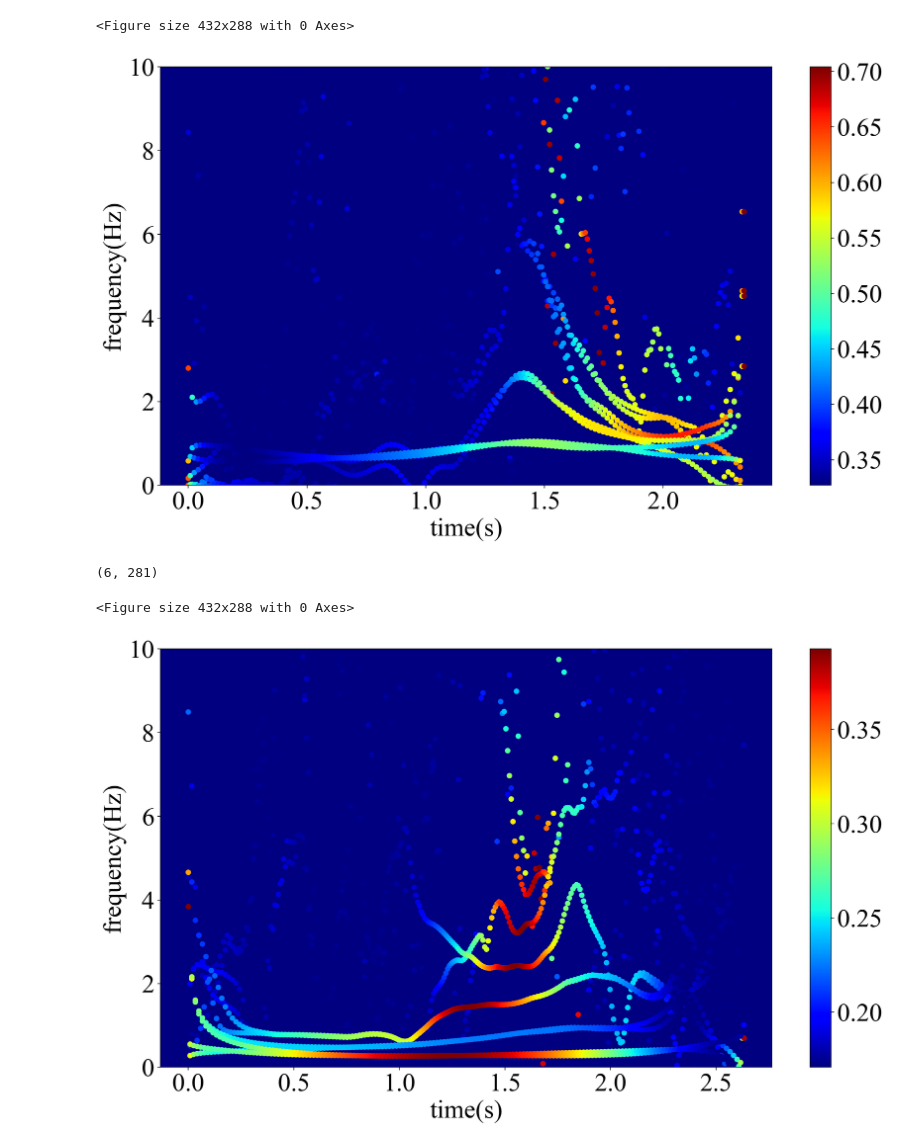
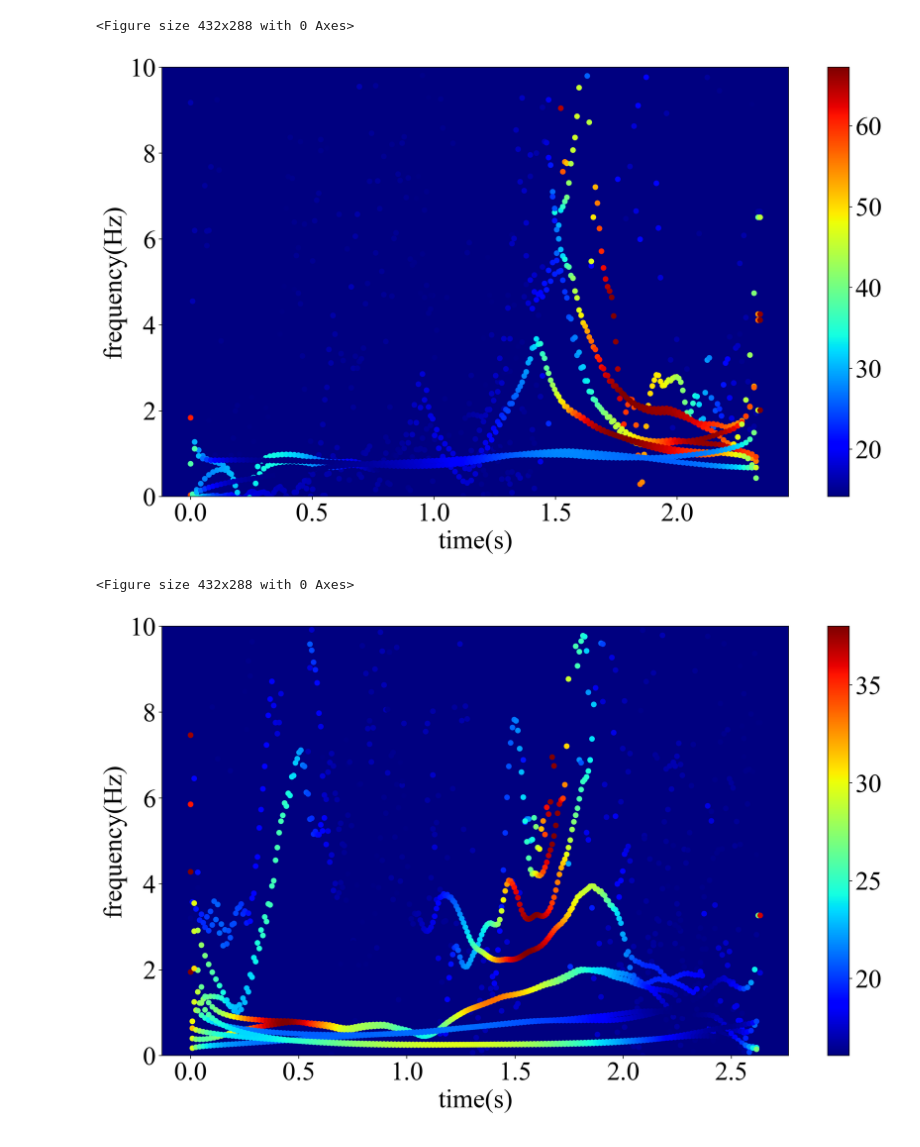
Before and after one commit to chudai8141/golf2, a Jupyter notebook: GolfMEMD/hht_calculation.ipynb, the cells around one changed output. Drawn from its saved outputs; the diff is of its cells as text; code cells hidden in the pictures.

```diff
--- a/GolfMEMD/hht_calculation.ipynb
+++ b/GolfMEMD/hht_calculation.ipynb
@@ -52,7 +89,7 @@ freq_mean = np.mean(freq_all, axis=0)
 
 # amp normalize
 amp_norm = LA.norm(amp_all, axis=0)
-amp_mean = (amp_norm - np.min(amp_norm)) / (np.max(amp_norm) - np.min(amp_norm))
+# amp_mean = (amp_norm - np.min(amp_norm)) / (np.max(amp_norm) - np.min(amp_norm))
 
 # Number of decomposition
 Nod = freq_mean.shape[0]
@@ -71,7 +108,7 @@ plt.figure(dpi = 200, figsize=(16, 9))
 plt.rcParams['font.family'] = 'Times new Roman'
 plt.rcParams['font.size'] = 30
 for n in range(Nod):
-    plt.scatter(spectrum_time[n, :], freq_mean[n, :], s = 30, c=amp_mean[n, :frame], cmap='jet')
+    plt.scatter(spectrum_time[n, :], freq_mean[n, :], s = 30, c=amp_norm[n, :frame], cmap='jet')
 ax = plt.gca()
 ax.set_facecolor([0.0, 0.0, 0.5])
 plt.ylim(0, 10)
@@ -92,6 +125,6 @@ print(first_freq_data.shape)
 # %%
 # secont straight data
-# data_path = '../data/1111/straight_2_Take_001.bvh'
+#　data_path = '../data/1111/straight_2_Take_001.bvh'
 data_path = '../data/1111/slice_data/slice_2_Take_001.bvh'
 
 data, fs, text = bvh.bvhreader(data_path)
@@ -126,7 +159,7 @@ freq_mean = np.mean(freq_all, axis=0)
 
 # amp normalize
 amp_norm = LA.norm(amp_all, axis=0)
-amp_mean = (amp_norm - np.min(amp_norm)) / (np.max(amp_norm) - np.min(amp_norm))
+# amp_mean = (amp_norm - np.min(amp_norm)) / (np.max(amp_norm) - np.min(amp_norm))
 
 # Number of decomposition
 Nod = freq_mean.shape[0]
@@ -145,7 +178,7 @@ plt.figure(dpi = 200, figsize=(16, 9))
 plt.rcParams['font.family'] = 'Times new Roman'
 plt.rcParams['font.size'] = 30
 for n in range(Nod):
-    plt.scatter(spectrum_time[n, :], freq_mean[n, :], s = 30, c=amp_mean[n, :frame], cmap='jet')
+    plt.scatter(spectrum_time[n, :], freq_mean[n, :], s = 30, c=amp_norm[n, :frame], cmap='jet')
 ax = plt.gca()
 ax.set_facecolor([0.0, 0.0, 0.5])
 plt.ylim(0, 10)
@@ -200,7 +229,7 @@ freq_mean = np.mean(freq_all, axis=0)
 
 # amp normalize
 amp_norm = LA.norm(amp_all, axis=0)
-amp_mean = (amp_norm - np.min(amp_norm)) / (np.max(amp_norm) - np.min(amp_norm))
+# amp_mean = (amp_norm - np.min(amp_norm)) / (np.max(amp_norm) - np.min(amp_norm))
 
 # Number of decomposition
 Nod = freq_mean.shape[0]
@@ -219,7 +248,7 @@ plt.figure(dpi = 200, figsize=(16, 9))
 plt.rcParams['font.family'] = 'Times new Roman'
 plt.rcParams['font.size'] = 30
 for n in range(Nod):
-    plt.scatter(spectrum_time[n, :], freq_mean[n, :], s = 30, c=amp_mean[n, :frame], cmap='jet')
+    plt.scatter(spectrum_time[n, :], freq_mean[n, :], s = 30, c=amp_norm[n, :frame], cmap='jet')
 ax = plt.gca()
 ax.set_facecolor([0.0, 0.0, 0.5])
 plt.ylim(0, 10)
@@ -229,10 +258,4 @@ plt.colorbar()
 plt.show()
 # %% [output]
 <Figure size 432x288 with 0 Axes>
-[figure, old version]
+[figure, new version]
-# %%
-third_freq_data = freq_mean.copy()
-third_amp_data = freq_mean.copy()
-print(third_freq_data.shape)
-# %% [output]
-(6, 281)
@@ -273,33 +299,33 @@ freq_mean = np.mean(freq_all, axis=0)
 
 # amp normalize
 amp_norm = LA.norm(amp_all, axis=0)
-amp_mean = (amp_norm - np.min(amp_norm)) / (np.max(amp_norm) - np.min(amp_norm))
+# amp_mean = (amp_norm - np.min(amp_norm)) / (np.max(amp_norm) - np.min(amp_norm))
 
 # Number of decomposition
 Nod = freq_mean.shape[0]
 
 # frame
 frame = freq_mean.shape[1]
 
 # setting spectrum time
 spectrum_time = np.zeros((Nod, frame))
 for n in range(Nod):
     spectrum_time[n, :] = np.linspace(0, dt*frame, frame)
 
 # spectrogram plot
 plt.clf()
 plt.figure(dpi = 200, figsize=(16, 9))
 plt.rcParams['font.family'] = 'Times new Roman'
 plt.rcParams['font.size'] = 30
 for n in range(Nod):
-    plt.scatter(spectrum_time[n, :], freq_mean[n, :], s = 30, c=amp_mean[n, :frame], cmap='jet')
+    plt.scatter(spectrum_time[n, :], freq_mean[n, :], s = 30, c=amp_norm[n, :frame], cmap='jet')
 ax = plt.gca()
 ax.set_facecolor([0.0, 0.0, 0.5])
 plt.ylim(0, 10)
 plt.xlabel('time(s)')
 plt.ylabel('frequency(Hz)')
 plt.colorbar()
 plt.show()
 # %% [output]
 <Figure size 432x288 with 0 Axes>
-[figure, old version]
+[figure, new version]
```
Also changed, not shown: parts of 16 cells of this notebook.
